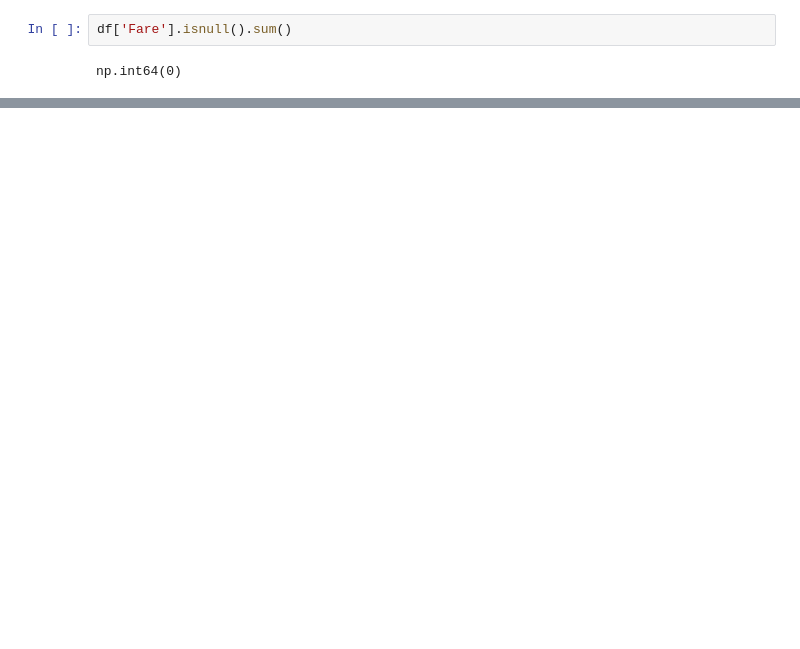
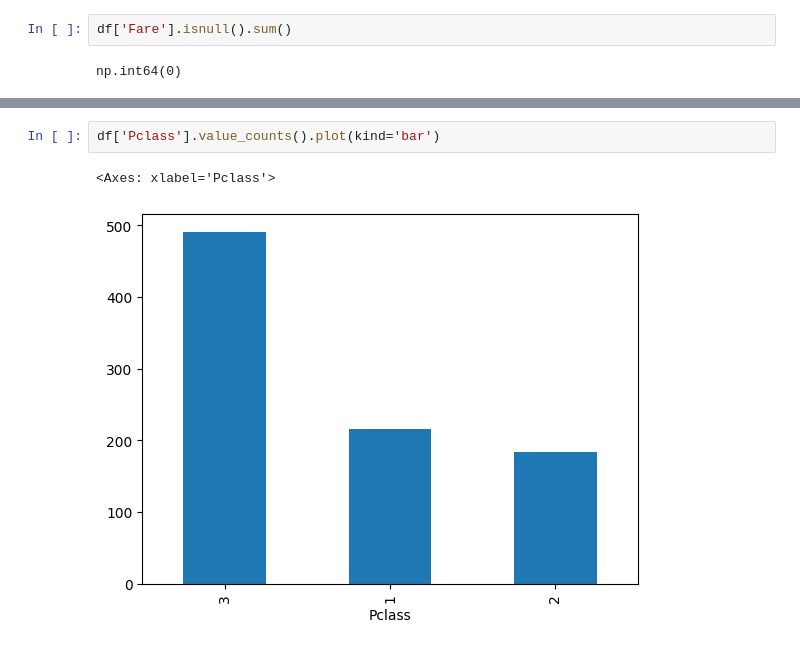
Before and after one commit to Sachin-Timilsina/panda_learning, a Jupyter notebook: Panda Lessons/Exploratory Data Analysis/Titanic EDA.ipynb, the cells around one changed output, grey strips where cells are left out. Saved outputs shown, nothing was run; the diff lists cells and outputs as text; blank space fills up the shorter version.

```diff
--- a/Panda Lessons/Exploratory Data Analysis/Titanic EDA.ipynb
+++ b/Panda Lessons/Exploratory Data Analysis/Titanic EDA.ipynb
@@ -129,0 +169,5 @@ np.int64(0)
+# %%
+df['Pclass'].value_counts().plot(kind='bar')
+# %% [output]
+<Axes: xlabel='Pclass'>
+[figure, added]
```
Also changed, not shown: parts of 26 cells of this notebook.
